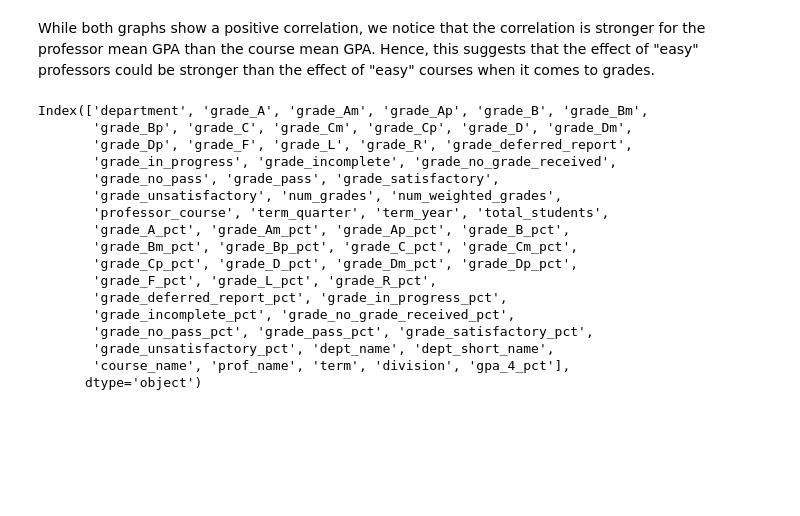
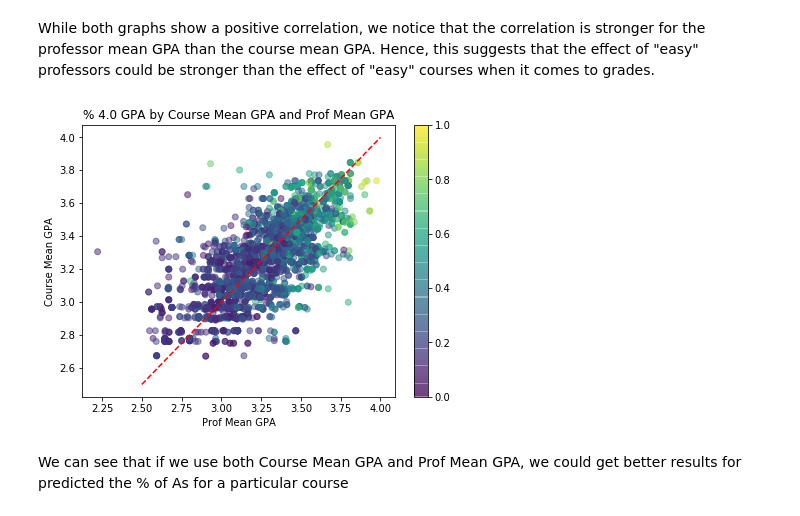
Before and after one commit to kaizersaber/stats131, a Jupyter notebook: Project.ipynb, the cells around one changed output. Cells and saved outputs as stored; diff of their text form; code cells hidden in the pictures; blank space fills up the shorter version.

```diff
--- a/Project.ipynb
+++ b/Project.ipynb
@@ -1129,23 +1116,17 @@ print(np.corrcoef(data_ge_course['gpa_4_pct'], data_ge_course['course_mean'])[0,
 0.5186555223412529
 # %% [markdown]
 While both graphs show a positive correlation, we notice that the correlation is stronger for the professor mean GPA than the course mean GPA. Hence, this suggests that the effect of "easy" professors could be stronger than the effect of "easy" courses when it comes to grades.
-# %%
-data.columns
-# %% [output]
-Index(['department', 'grade_A', 'grade_Am', 'grade_Ap', 'grade_B', 'grade_Bm',
-       'grade_Bp', 'grade_C', 'grade_Cm', 'grade_Cp', 'grade_D', 'grade_Dm',
-       'grade_Dp', 'grade_F', 'grade_L', 'grade_R', 'grade_deferred_report',
-       'grade_in_progress', 'grade_incomplete', 'grade_no_grade_received',
-       'grade_no_pass', 'grade_pass', 'grade_satisfactory',
-       'grade_unsatisfactory', 'num_grades', 'num_weighted_grades',
-       'professor_course', 'term_quarter', 'term_year', 'total_students',
-       'grade_A_pct', 'grade_Am_pct', 'grade_Ap_pct', 'grade_B_pct',
-       'grade_Bm_pct', 'grade_Bp_pct', 'grade_C_pct', 'grade_Cm_pct',
-       'grade_Cp_pct', 'grade_D_pct', 'grade_Dm_pct', 'grade_Dp_pct',
-       'grade_F_pct', 'grade_L_pct', 'grade_R_pct',
-       'grade_deferred_report_pct', 'grade_in_progress_pct',
-       'grade_incomplete_pct', 'grade_no_grade_received_pct',
-       'grade_no_pass_pct', 'grade_pass_pct', 'grade_satisfactory_pct',
-       'grade_unsatisfactory_pct', 'dept_name', 'dept_short_name',
-       'course_name', 'prof_name', 'term', 'division', 'gpa_4_pct'],
-      dtype='object')
+# %%
+plt.figure(figsize=(7,5))
+plt.scatter(data_ge_profcourse['prof_mean'],data_ge_profcourse['course_mean'], c = data_ge_profcourse['gpa_4_pct'], cmap = 'viridis', alpha = .5)
+plt.title('% 4.0 GPA by Course Mean GPA and Prof Mean GPA')
+plt.ylabel('Course Mean GPA')
+plt.xlabel('Prof Mean GPA')
+plt.xlim()
+plt.plot([2.5,4], [2.5, 4], color='r', linestyle='--')
+plt.colorbar()
+plt.show()
+# %% [output]
+[figure, added]
+# %% [markdown]
+We can see that if we use both Course Mean GPA and Prof Mean GPA, we could get better results for predicted the % of As for a particular course
```
Also changed, not shown: parts of 7 cells of this notebook.
